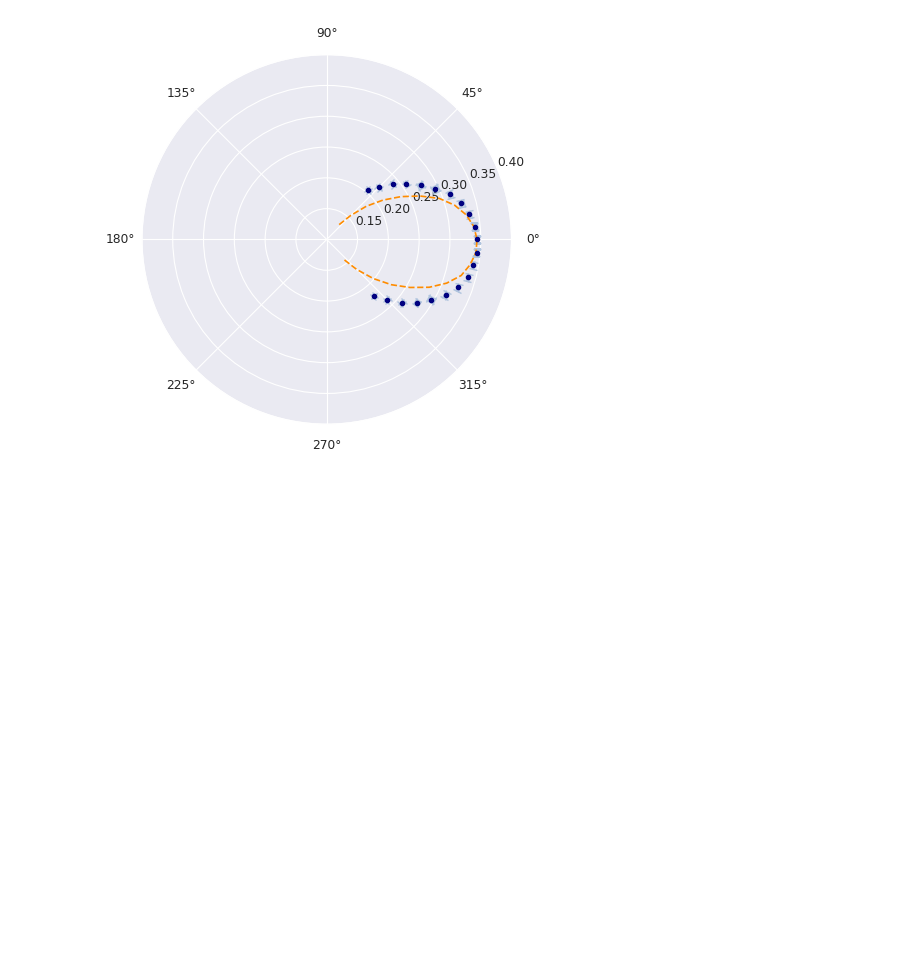
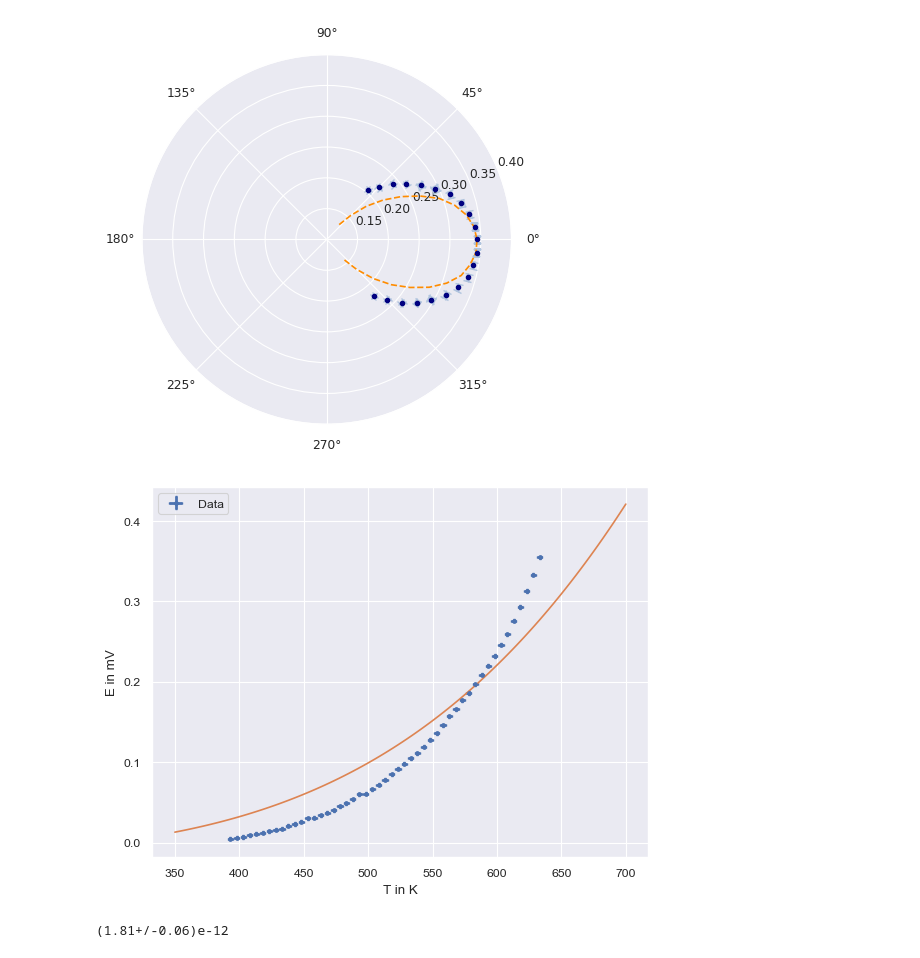
Before and after one commit to KemalOenen/Grundpraktikum2_Gruppe1_SS23, a Jupyter notebook: Versuch10/SchwarzerStrahler.ipynb, the cells around one changed output. Drawn from its saved outputs; the diff is of its cells as text; code cells hidden in the pictures; blank space fills up the shorter version.

```diff
--- a/Versuch10/SchwarzerStrahler.ipynb
+++ b/Versuch10/SchwarzerStrahler.ipynb
@@ -37,3 +37,37 @@ plt.ylim((0.1, 0.4))
 plt.show()
 # %% [output]
 [figure]
+# %%
+df=pd.read_csv("EmittiereteStrahlung.csv")
+temp=[]
+spannung=[]
+for i in range(len(df["Temperatur"])):
+    temp.append(ufloat(df["Temperatur"][i]+273.15, 2))
+temp=np.array(temp)
+for i in range(len(df["Spannung"])):
+    spannung.append(ufloat(df["Spannung"][i], 0.002))
+spannung=np.array(spannung)
+
+plt.errorbar([temp[i].n for i in range(len(temp))], [spannung[i].n for i in range(len(spannung))],
+             yerr=[spannung[i].s for i in range(len(spannung))] , xerr=[temp[i].s for i in range(len(temp))],
+             label="Data", fmt=".", capsize=1, elinewidth=2)
+
+
+from scipy.optimize import curve_fit
+def function(T, a):
+    return a*(T**4-298**4) #raumtemperatur abziehen
+popt, pcov=curve_fit(function, [temp[i].n for i in range(len(temp))], [spannung[i].n for i in range(len(spannung))],
+                     sigma=[spannung[i].s for i in range(len(spannung))], p0=[sigma])
+a=ufloat(popt[0], np.sqrt(pcov))
+plt.plot(np.linspace(350, 700, 100), function(np.linspace(350, 700, 100), popt[0]))
+#model_cold = np.poly1d(np.polyfit(df["Temperatur"], df["Spannung"], 3))
+#plt.plot(df["Temperatur"], model_cold(df["Temperatur"]), color="blue")
+plt.ylabel("E in mV")
+plt.xlabel("T in K")
+plt.legend()
+plt.savefig("SpannungTemp.png", dpi=500, bbox_inches="tight")
+plt.show()
+print(a)
+# %% [output]
+[figure, added]
+(1.81+/-0.06)e-12
```
Also changed, not shown: parts of 2 cells of this notebook, 1 other file.
